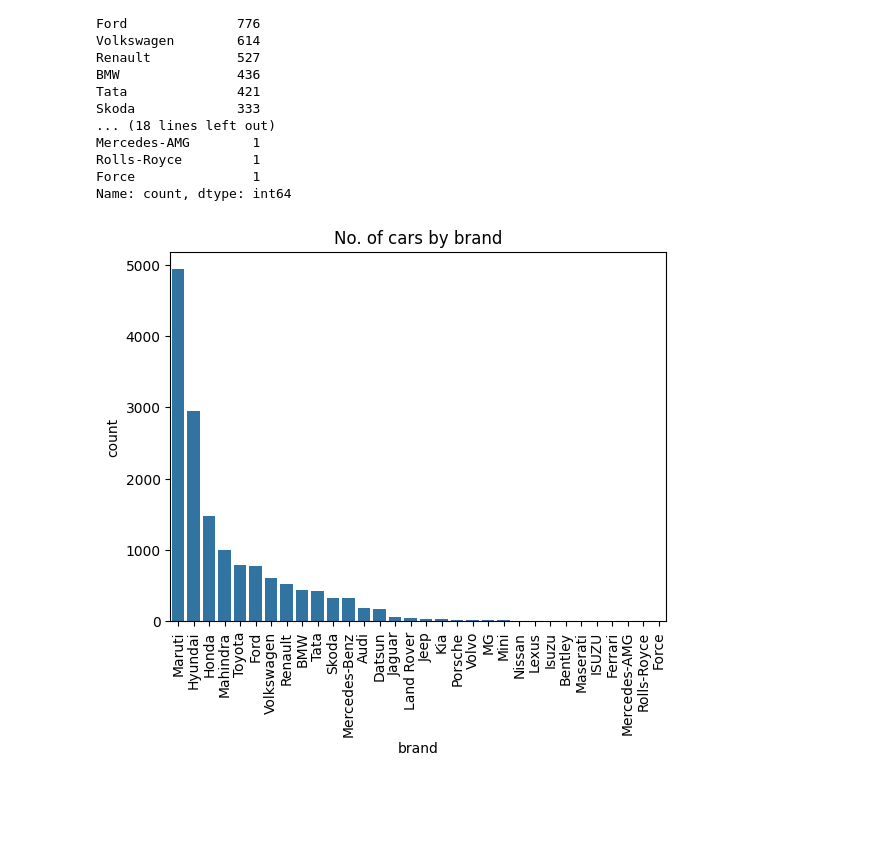
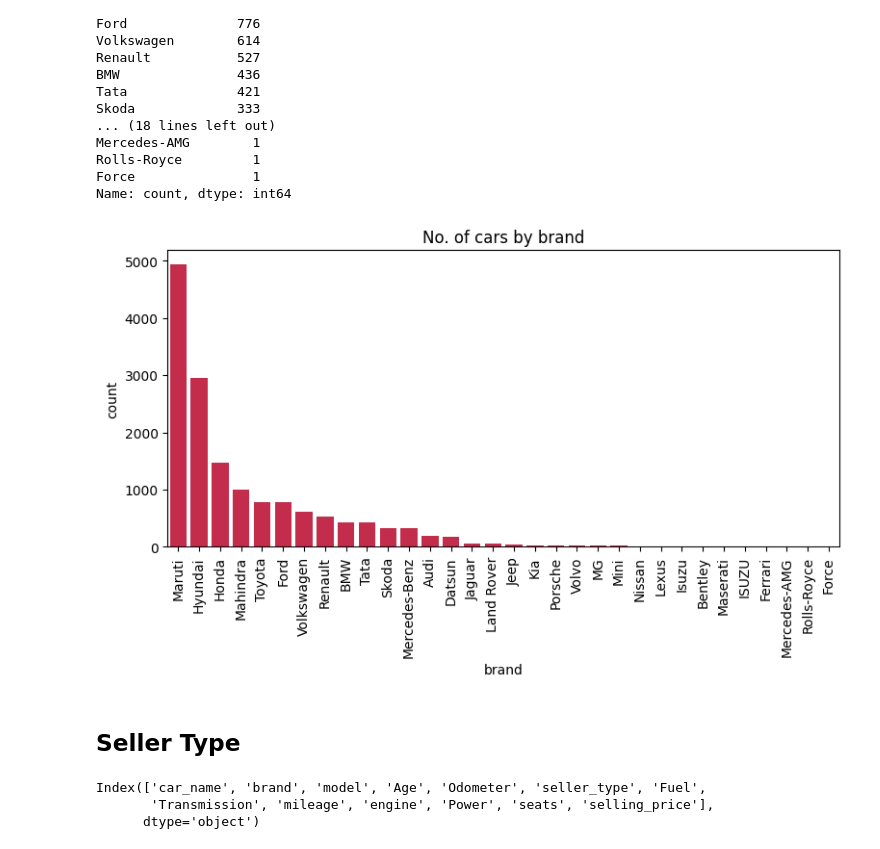
Before and after one commit to akshayyewle/Machine-Learning, a Jupyter notebook: 09 Used Car Price Prediction/Python Notebook.ipynb, the cells around one changed output. Drawn from its saved outputs; the diff is of its cells as text; code cells hidden in the pictures; blank space fills up the shorter version.

```diff
--- a/09 Used Car Price Prediction/Python Notebook.ipynb
+++ b/09 Used Car Price Prediction/Python Notebook.ipynb
@@ -4,7 +4,10 @@
 import numpy as np
 import pandas as pd
 import matplotlib.pyplot as plt
+%matplotlib inline
 import seaborn as sns
+sns.set_palette('BrBG')
+import plotly.express as px
 
 import sklearn
 # %% [markdown]
@@ -166,9 +169,18 @@ Rolls-Royce         1
 Force               1
 Name: count, dtype: int64
 # %%
-sns.countplot(df,x='brand',order=df['brand'].value_counts().index)
+plt.figure(figsize=(9,4))
+sns.countplot(df,x='brand',order=df['brand'].value_counts().index,color='crimson')
 plt.title('No. of cars by brand')
 plt.xticks(rotation=90)
 plt.show()
 # %% [output]
-[figure, old version]
+[figure, new version]
+# %% [markdown]
+## **Seller Type**
+# %%
+df.columns
+# %% [output]
+Index(['car_name', 'brand', 'model', 'Age', 'Odometer', 'seller_type', 'Fuel',
+       'Transmission', 'mileage', 'engine', 'Power', 'seats', 'selling_price'],
+      dtype='object')
```
Also changed, not shown: parts of 10 cells of this notebook.
